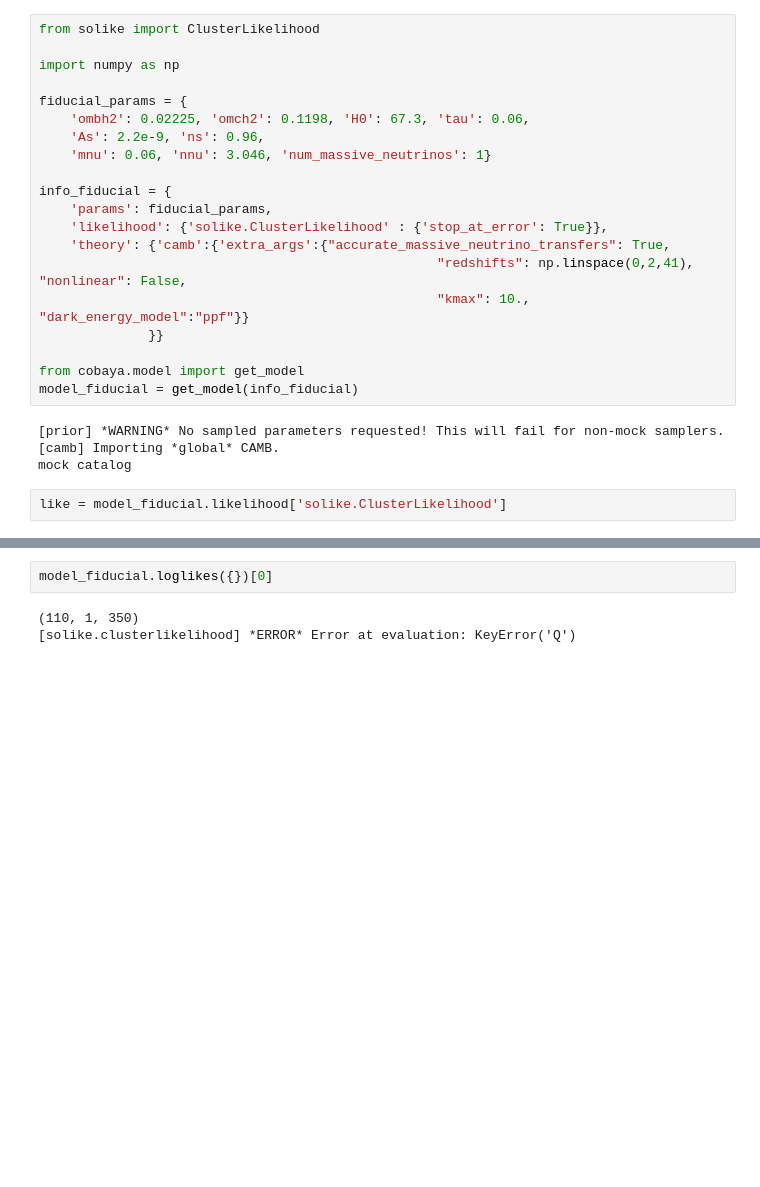
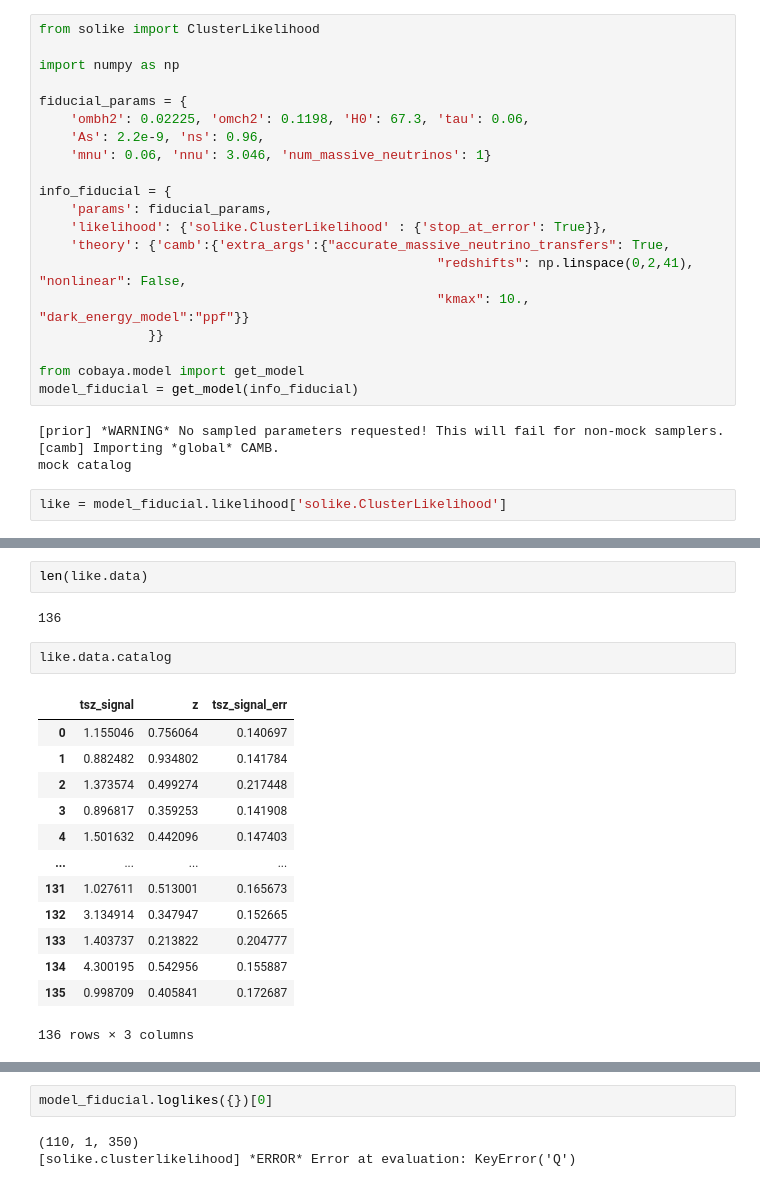
Before and after one commit to simonsobs/SOLikeT, a Jupyter notebook: notebooks/clusters.ipynb, the cells around one changed output, grey strips where cells are left out. Cells and saved outputs as stored; diff of their text form; blank space fills up the shorter version.

```diff
--- a/notebooks/clusters.ipynb
+++ b/notebooks/clusters.ipynb
@@ -115,3 +115,23 @@ array([    0.        ,   214.10813904,   814.63650655,  1740.67921257,
 (Pdb)  q
 [solike.clusterlikelihood] *ERROR* Error at evaluation: BdbQuit()
 LoggedError: Error at evaluation: BdbQuit()
+# %%
+len(like.data)
+# %% [output]
+136
+# %%
+like.data.catalog
+# %% [output]
+|  | tsz_signal | z | tsz_signal_err |
+| 0 | 1.155046 | 0.756064 | 0.140697 |
+| 1 | 0.882482 | 0.934802 | 0.141784 |
+| 2 | 1.373574 | 0.499274 | 0.217448 |
+| 3 | 0.896817 | 0.359253 | 0.141908 |
+| 4 | 1.501632 | 0.442096 | 0.147403 |
+| ... | ... | ... | ... |
+| 131 | 1.027611 | 0.513001 | 0.165673 |
+| 132 | 3.134914 | 0.347947 | 0.152665 |
+| 133 | 1.403737 | 0.213822 | 0.204777 |
+| 134 | 4.300195 | 0.542956 | 0.155887 |
+| 135 | 0.998709 | 0.405841 | 0.172687 |
+136 rows × 3 columns
```
Also changed, not shown: parts of 4 cells of this notebook, 2 other files.
